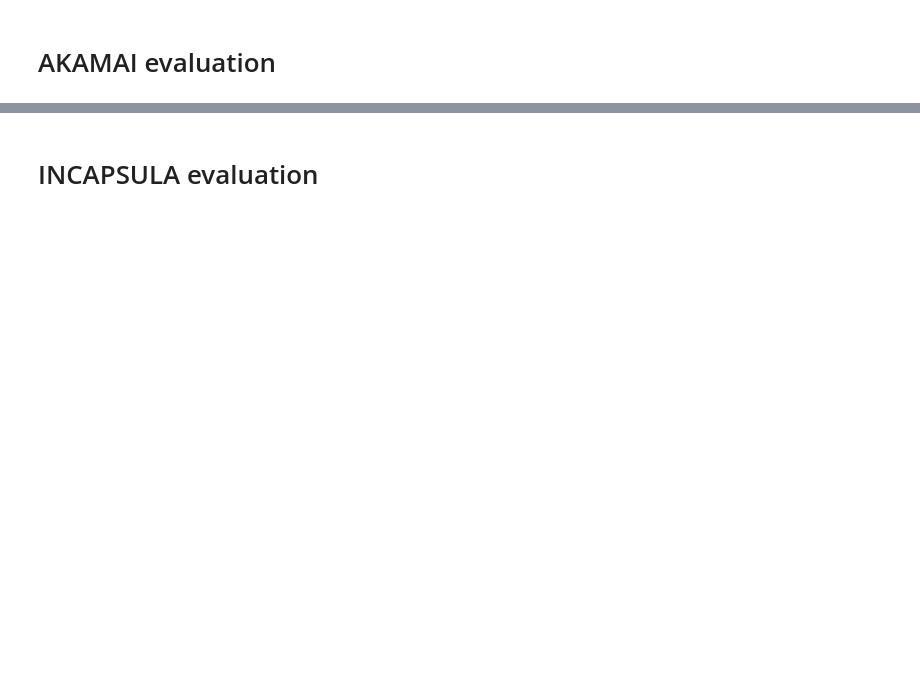
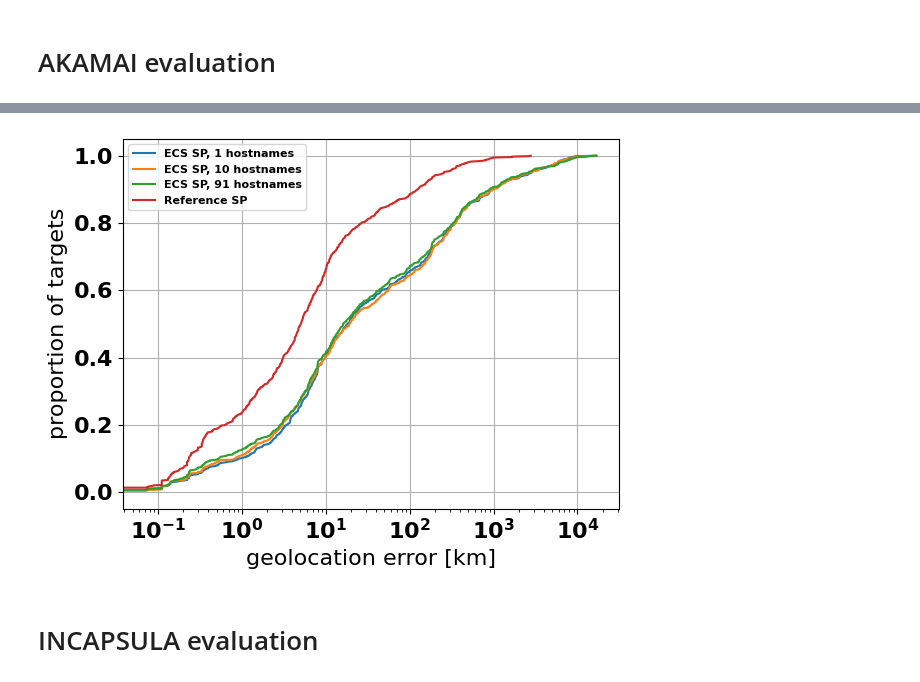
Before and after one commit to dioptra-io/georesolver, a Jupyter notebook: geogiant/evaluation/tier1_evaluation.ipynb, the cells around one changed output, grey strips where cells are left out. Cells and saved outputs as stored; diff of their text form; code cells hidden in the pictures; blank space fills up the shorter version.

```diff
--- a/geogiant/evaluation/tier1_evaluation.ipynb
+++ b/geogiant/evaluation/tier1_evaluation.ipynb
@@ -119,0 +120,9 @@ tier1_plot(
+# %%
+tier1_plot(
+    eval_dir=path_settings.RESULTS_PATH / "tier1_evaluation/",
+    granularities=["answer_subnets"],
+    probing_budgets_evaluated=[50],
+    metric_evaluated="d_error",
+    filter_org=["FACEBOOK"],
+)
+# %% [output]
@@ -120,3 +146,4 @@ tier1_plot(
+[figure, added]
 # %% [markdown]
 # INCAPSULA evaluation
 # %%
```
Also changed, not shown: parts of 7 cells of this notebook, 26 other files.
